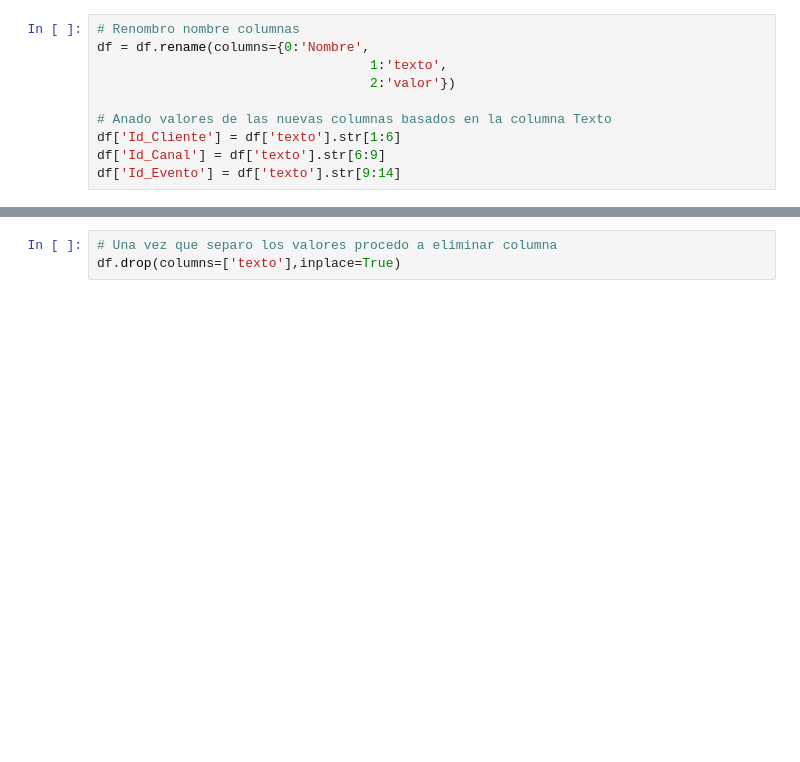
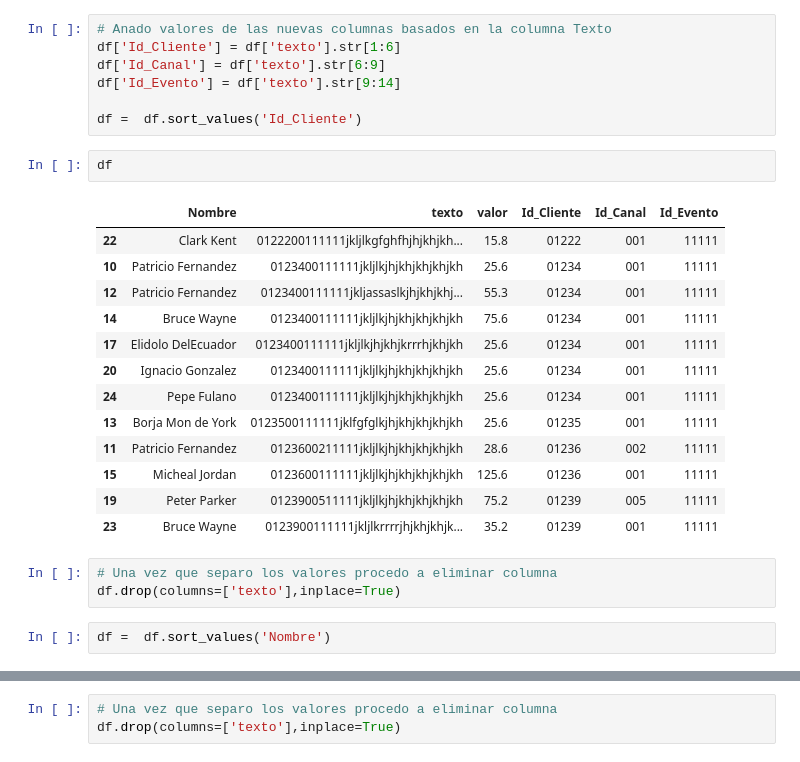
Before and after one commit to javsec/02Modelos, a Jupyter notebook: limpiar_texto.ipynb, the cells around one changed output, grey strips where cells are left out. Drawn from its saved outputs; the diff is of its cells as text; blank space fills up the shorter version.

```diff
--- a/limpiar_texto.ipynb
+++ b/limpiar_texto.ipynb
@@ -64,10 +143,28 @@ df.drop(columns=[3],inplace=True)
 # %%
-# Renombro nombre columnas
-df = df.rename(columns={0:'Nombre',
-                                   1:'texto',
-                                   2:'valor'})
-
 # Anado valores de las nuevas columnas basados en la columna Texto
 df['Id_Cliente'] = df['texto'].str[1:6]
 df['Id_Canal'] = df['texto'].str[6:9]
 df['Id_Evento'] = df['texto'].str[9:14]
+
+df =  df.sort_values('Id_Cliente')
+# %%
+df
+# %% [output]
+|  | Nombre | texto | valor | Id_Cliente | Id_Canal | Id_Evento |
+| 22 | Clark Kent | 0122200111111jkljlkgfghfhjhjkhjkh... | 15.8 | 01222 | 001 | 11111 |
+| 10 | Patricio Fernandez | 0123400111111jkljlkjhjkhjkhjkhjkh | 25.6 | 01234 | 001 | 11111 |
+| 12 | Patricio Fernandez | 0123400111111jkljassaslkjhjkhjkhj... | 55.3 | 01234 | 001 | 11111 |
+| 14 | Bruce Wayne | 0123400111111jkljlkjhjkhjkhjkhjkh | 75.6 | 01234 | 001 | 11111 |
+| 17 | Elidolo DelEcuador | 0123400111111jkljlkjhjkhjkrrrhjkhjkh | 25.6 | 01234 | 001 | 11111 |
+| 20 | Ignacio Gonzalez | 0123400111111jkljlkjhjkhjkhjkhjkh | 25.6 | 01234 | 001 | 11111 |
+| 24 | Pepe Fulano | 0123400111111jkljlkjhjkhjkhjkhjkh | 25.6 | 01234 | 001 | 11111 |
+| 13 | Borja Mon de York | 0123500111111jklfgfglkjhjkhjkhjkhjkh | 25.6 | 01235 | 001 | 11111 |
+| 11 | Patricio Fernandez | 0123600211111jkljlkjhjkhjkhjkhjkh | 28.6 | 01236 | 002 | 11111 |
+| 15 | Micheal Jordan | 0123600111111jkljlkjhjkhjkhjkhjkh | 125.6 | 01236 | 001 | 11111 |
+| 19 | Peter Parker | 0123900511111jkljlkjhjkhjkhjkhjkh | 75.2 | 01239 | 005 | 11111 |
+| 23 | Bruce Wayne | 0123900111111jkljlkrrrrjhjkhjkhjk... | 35.2 | 01239 | 001 | 11111 |
+# %%
+# Una vez que separo los valores procedo a eliminar columna
+df.drop(columns=['texto'],inplace=True)
+# %%
+df =  df.sort_values('Nombre')
```
Also changed, not shown: parts of 15 cells of this notebook.
